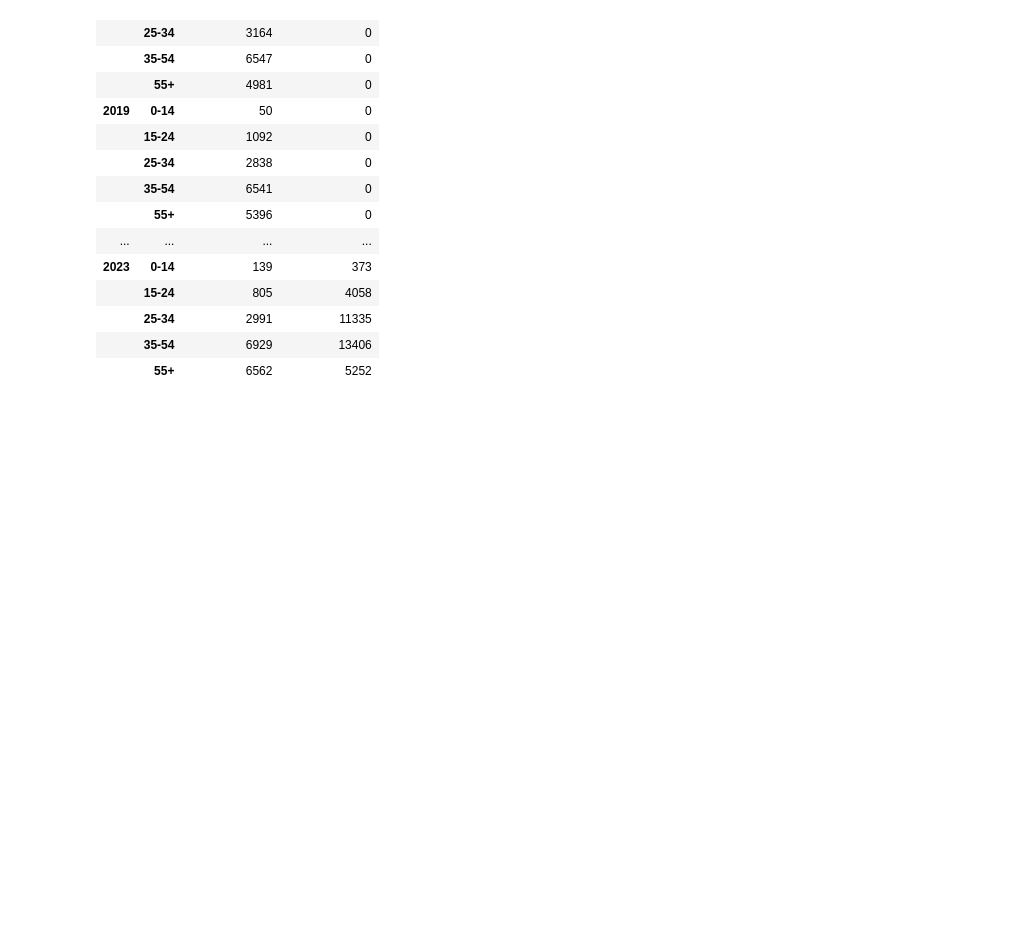
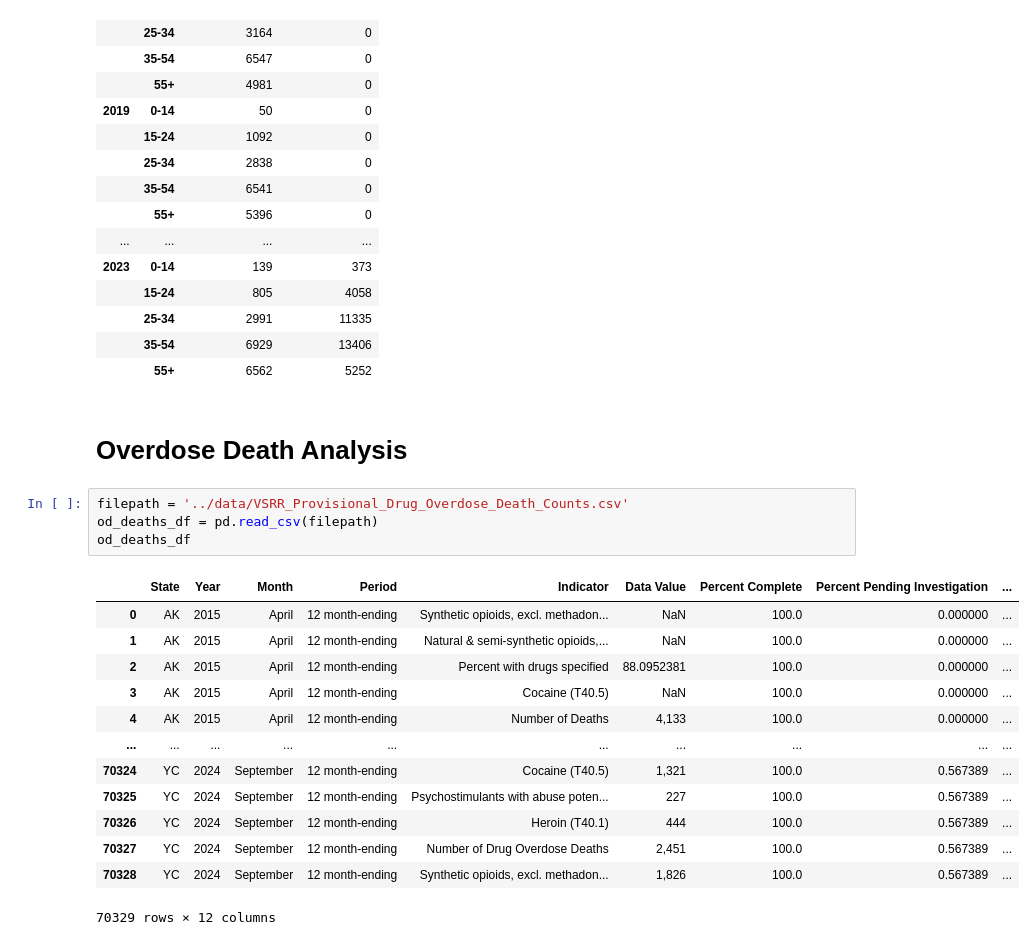
Before and after one commit to dorinajordan22/da14_capstone_2023_cocaine_and_fentanyl_analysis-, a Jupyter notebook: notebooks/2018_2023_cocaine_and_fentanyl_analysis.ipynb, the cells around one changed output. Drawn from its saved outputs; the diff is of its cells as text; blank space fills up the shorter version.

```diff
--- a/notebooks/2018_2023_cocaine_and_fentanyl_analysis.ipynb
+++ b/notebooks/2018_2023_cocaine_and_fentanyl_analysis.ipynb
@@ -420,3 +531,23 @@ male_age_group
 |  | 25-34 | 2991 | 11335 |
 |  | 35-54 | 6929 | 13406 |
 |  | 55+ | 6562 | 5252 |
+# %% [markdown]
+# Overdose Death Analysis
+# %%
+filepath = '../data/VSRR_Provisional_Drug_Overdose_Death_Counts.csv'
+od_deaths_df = pd.read_csv(filepath)
+od_deaths_df
+# %% [output]
+|  | State | Year | Month | Period | Indicator | Data Value | Percent Complete | Percent Pending Investigation | ... |
+| 0 | AK | 2015 | April | 12 month-ending | Synthetic opioids, excl. methadon... | NaN | 100.0 | 0.000000 | ... |
+| 1 | AK | 2015 | April | 12 month-ending | Natural & semi-synthetic opioids,... | NaN | 100.0 | 0.000000 | ... |
+| 2 | AK | 2015 | April | 12 month-ending | Percent with drugs specified | 88.0952381 | 100.0 | 0.000000 | ... |
+| 3 | AK | 2015 | April | 12 month-ending | Cocaine (T40.5) | NaN | 100.0 | 0.000000 | ... |
+| 4 | AK | 2015 | April | 12 month-ending | Number of Deaths | 4,133 | 100.0 | 0.000000 | ... |
+| ... | ... | ... | ... | ... | ... | ... | ... | ... | ... |
+| 70324 | YC | 2024 | September | 12 month-ending | Cocaine (T40.5) | 1,321 | 100.0 | 0.567389 | ... |
+| 70325 | YC | 2024 | September | 12 month-ending | Psychostimulants with abuse poten... | 227 | 100.0 | 0.567389 | ... |
+| 70326 | YC | 2024 | September | 12 month-ending | Heroin (T40.1) | 444 | 100.0 | 0.567389 | ... |
+| 70327 | YC | 2024 | September | 12 month-ending | Number of Drug Overdose Deaths | 2,451 | 100.0 | 0.567389 | ... |
+| 70328 | YC | 2024 | September | 12 month-ending | Synthetic opioids, excl. methadon... | 1,826 | 100.0 | 0.567389 | ... |
+70329 rows × 12 columns
```
Also changed, not shown: parts of 39 cells of this notebook.
